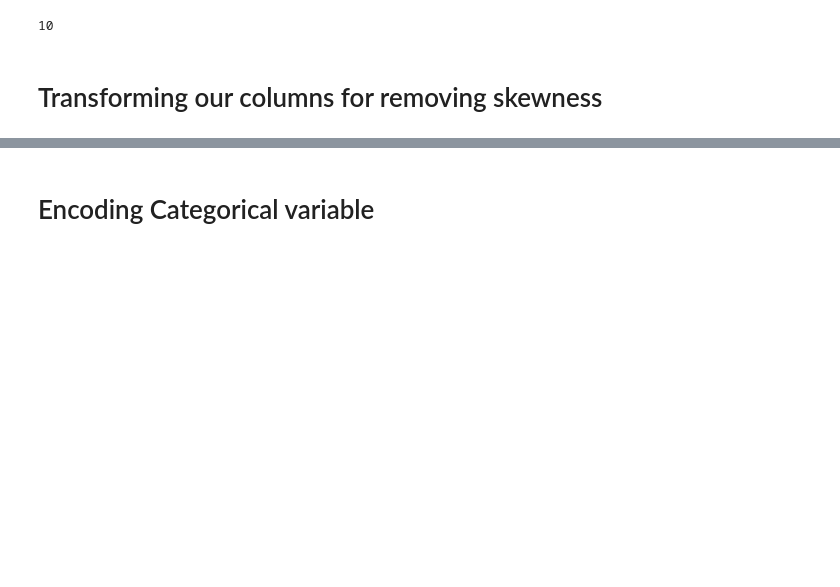
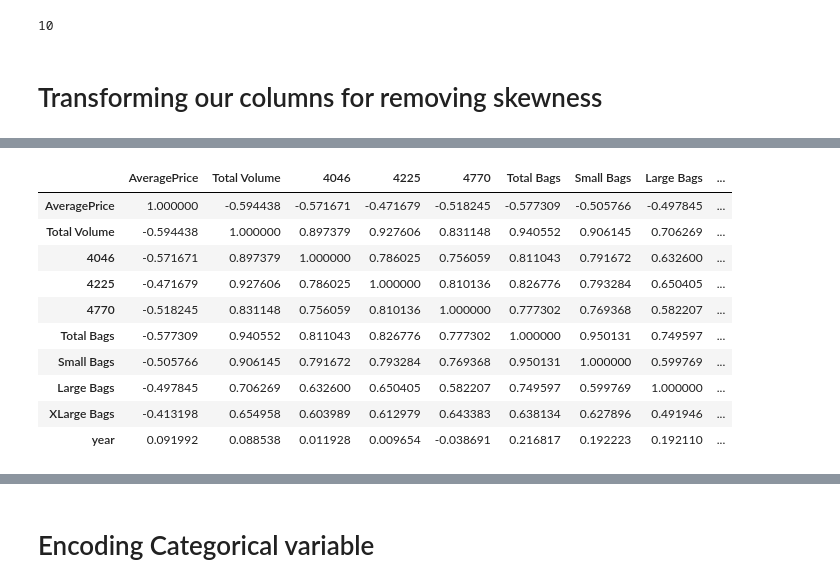
Before and after one commit to Prince-patial/Datatrained, a Jupyter notebook: Avacado Project.ipynb, the cells around one changed output, grey strips where cells are left out. Drawn from its saved outputs; the diff is of its cells as text; code cells hidden in the pictures; blank space fills up the shorter version.

```diff
--- a/Avacado Project.ipynb
+++ b/Avacado Project.ipynb
@@ -213,4 +213,16 @@ for column in num_data.columns:
     data[column] = num_data[column]
 # %%
 # #Correlation
-# data.corr()
+data.corr()
+# %% [output]
+|  | AveragePrice | Total Volume | 4046 | 4225 | 4770 | Total Bags | Small Bags | Large Bags | ... |
+| AveragePrice | 1.000000 | -0.594438 | -0.571671 | -0.471679 | -0.518245 | -0.577309 | -0.505766 | -0.497845 | ... |
+| Total Volume | -0.594438 | 1.000000 | 0.897379 | 0.927606 | 0.831148 | 0.940552 | 0.906145 | 0.706269 | ... |
+| 4046 | -0.571671 | 0.897379 | 1.000000 | 0.786025 | 0.756059 | 0.811043 | 0.791672 | 0.632600 | ... |
+| 4225 | -0.471679 | 0.927606 | 0.786025 | 1.000000 | 0.810136 | 0.826776 | 0.793284 | 0.650405 | ... |
+| 4770 | -0.518245 | 0.831148 | 0.756059 | 0.810136 | 1.000000 | 0.777302 | 0.769368 | 0.582207 | ... |
+| Total Bags | -0.577309 | 0.940552 | 0.811043 | 0.826776 | 0.777302 | 1.000000 | 0.950131 | 0.749597 | ... |
+| Small Bags | -0.505766 | 0.906145 | 0.791672 | 0.793284 | 0.769368 | 0.950131 | 1.000000 | 0.599769 | ... |
+| Large Bags | -0.497845 | 0.706269 | 0.632600 | 0.650405 | 0.582207 | 0.749597 | 0.599769 | 1.000000 | ... |
+| XLarge Bags | -0.413198 | 0.654958 | 0.603989 | 0.612979 | 0.643383 | 0.638134 | 0.627896 | 0.491946 | ... |
+| year | 0.091992 | 0.088538 | 0.011928 | 0.009654 | -0.038691 | 0.216817 | 0.192223 | 0.192110 | ... |
```
Also changed, not shown: parts of 22 cells of this notebook.
